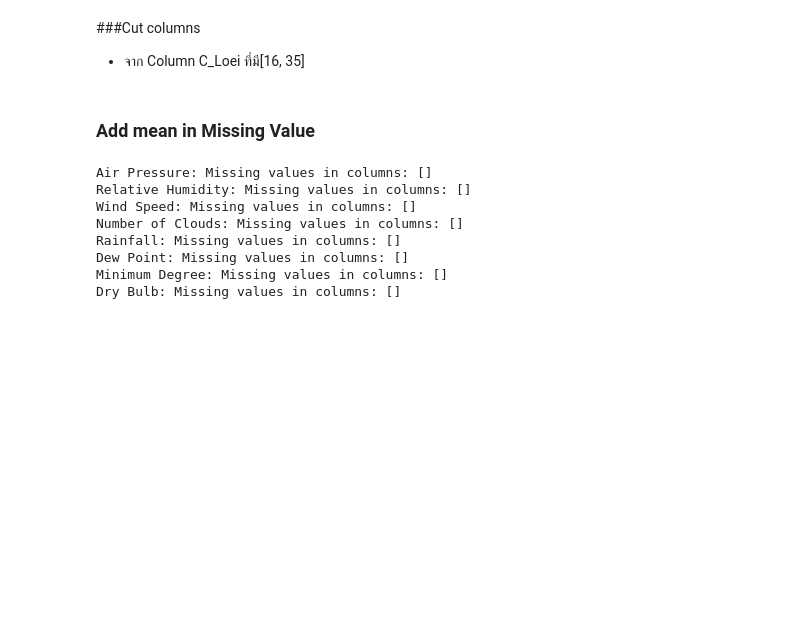
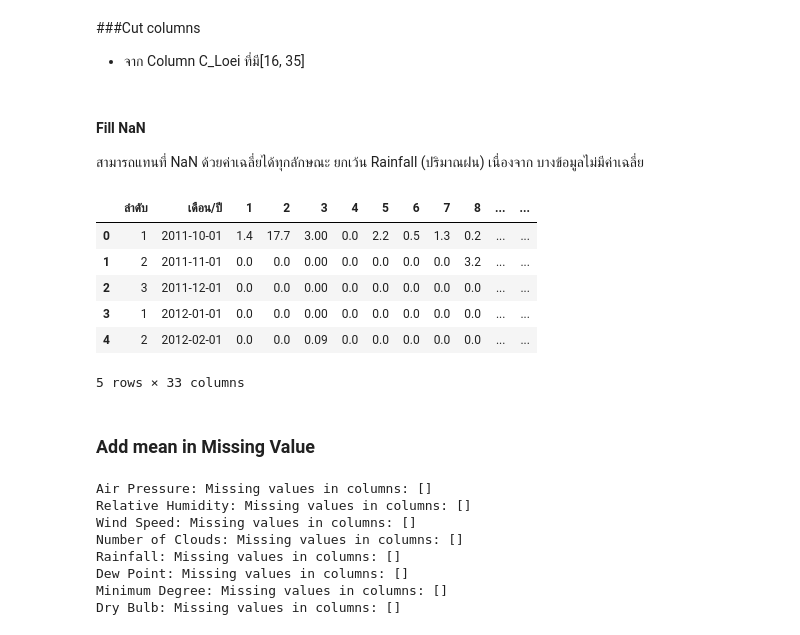
Before and after one commit to ananyapoonsawat/BSC_DPDM23, a Jupyter notebook: midterm_bscdpdm23.ipynb, the cells around one changed output. Saved outputs shown, nothing was run; the diff lists cells and outputs as text; code cells hidden in the pictures; blank space fills up the shorter version.

```diff
--- a/midterm_bscdpdm23.ipynb
+++ b/midterm_bscdpdm23.ipynb
@@ -1183,3 +1183,6 @@ df_DRY1list = [DRY_KhonKaen, DRY_NakhonPhanom, DRY_SakonNakhon, DRY_NongKhai, DR
 # %%
 CutC_Loei = C_Loei.drop(columns=['Unnamed: 35','Unnamed: 36','Unnamed: 37','Unnamed: 38','Unnamed: 39','Unnamed: 40','Unnamed: 41'
 ,'Unnamed: 42','Unnamed: 43','Unnamed: 44'])
+# %% [markdown]
+#### Fill NaN
+สามารถแทนที่ NaN ด้วยค่าเฉลี่ยได้ทุกลักษณะ ยกเว้น  Rainfall (ปริมาณฝน) เนื่องจาก บางข้อมูลไม่มีค่าเฉลี่ย
@@ -1185,0 +1221,10 @@ CutC_Loei = C_Loei.drop(columns=['Unnamed: 35','Unnamed: 36','Unnamed: 37','Unna
+# %%
+RAIN_KhonKaen.head()
+# %% [output]
+|  | ลำดับ | เดือน/ปี | 1 | 2 | 3 | 4 | 5 | 6 | 7 | 8 | ... | ... |
+| 0 | 1 | 2011-10-01 | 1.4 | 17.7 | 3.00 | 0.0 | 2.2 | 0.5 | 1.3 | 0.2 | ... | ... |
+| 1 | 2 | 2011-11-01 | 0.0 | 0.0 | 0.00 | 0.0 | 0.0 | 0.0 | 0.0 | 3.2 | ... | ... |
+| 2 | 3 | 2011-12-01 | 0.0 | 0.0 | 0.00 | 0.0 | 0.0 | 0.0 | 0.0 | 0.0 | ... | ... |
+| 3 | 1 | 2012-01-01 | 0.0 | 0.0 | 0.00 | 0.0 | 0.0 | 0.0 | 0.0 | 0.0 | ... | ... |
+| 4 | 2 | 2012-02-01 | 0.0 | 0.0 | 0.09 | 0.0 | 0.0 | 0.0 | 0.0 | 0.0 | ... | ... |
+5 rows × 33 columns
```
Also changed, not shown: parts of 13 cells of this notebook.
